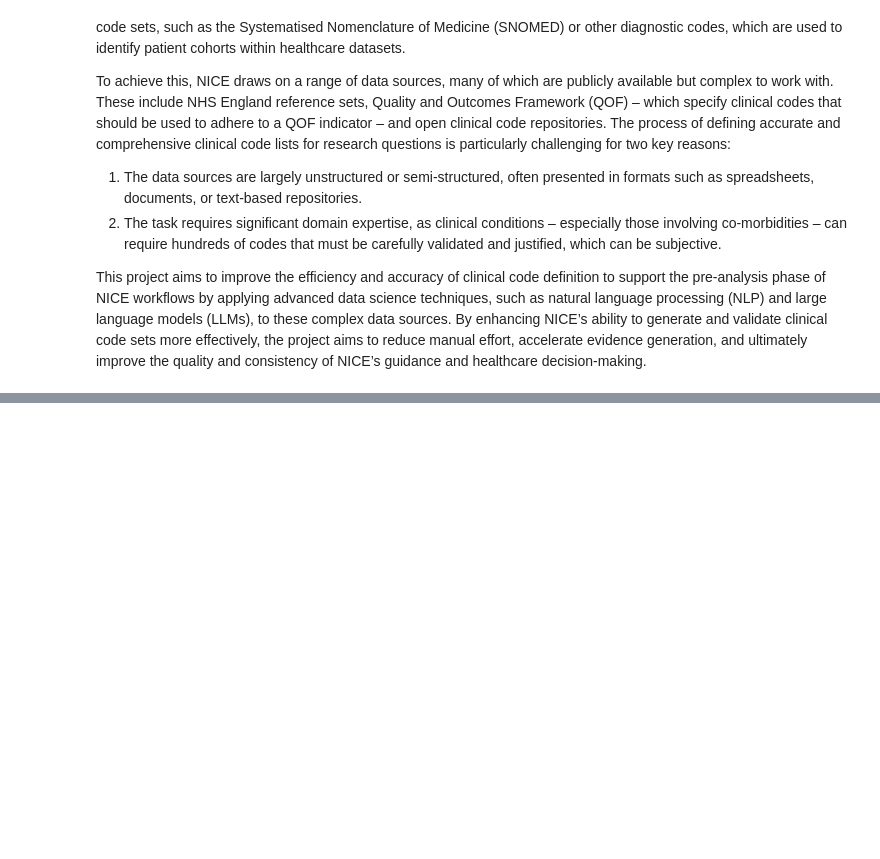
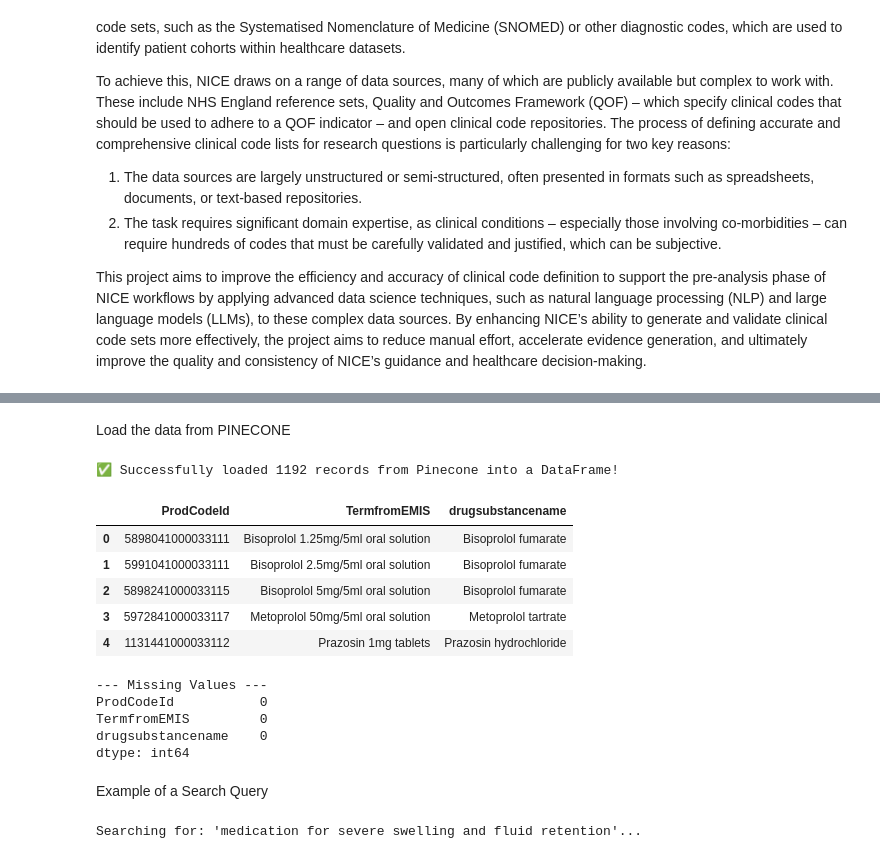
Before and after one commit to pgmanuel/CAM_C04_NICE_Project, a Jupyter notebook: Intro_CAM_NICE_PROJECT.ipynb, the cells around one changed output, grey strips where cells are left out. Saved outputs shown, nothing was run; the diff lists cells and outputs as text; code cells hidden in the pictures; blank space fills up the shorter version.

```diff
--- a/Intro_CAM_NICE_PROJECT.ipynb
+++ b/Intro_CAM_NICE_PROJECT.ipynb
@@ -38,0 +60,4 @@ This project aims to improve the efficiency and accuracy of clinical code defini
+# %%
+# Initialize the Pinecone client
+pc = Pinecone(api_key="pcsk_4ZbMjE_QZHYm2hAMpnoEhvAPFfgFH5Gp61SbC1hPx7JZwZEU9K8a9xzCCEmjEzaKWkW7HV")
+index = pc.Index("nice")
@@ -38,0 +175,2 @@ This project aims to improve the efficiency and accuracy of clinical code defini
+# %% [markdown]
+Load the data from PINECONE
@@ -38,0 +181,63 @@ This project aims to improve the efficiency and accuracy of clinical code defini
+# %%
+# 2. Create a dummy vector to trigger the search
+# It must match the dimension size of the index (384)
+dummy_vector = [0.1] * 384
+
+print("Fetching data from Pinecone...")
+# %%
+# 3. Query the index
+# We use top_k=1000 to ensure we grab all your ~380 records
+response = index.query(
+    vector=dummy_vector,
+    top_k=2000,        # Increased to easily cover the 1,192 records in default
+    namespace="",      # "" targets the '__default__' namespace
+    include_metadata=True,
+    include_values=False # We usually leave the 384-number embeddings behind to save memory
+)
+# %%
+# 4. Parse the Pinecone response into a flat list
+extracted_data = []
+
+for match in response['matches']:
+    # Build a dictionary for each row
+    row_data = {
+        "ProdCodeId": match['id'],
+        "TermfromEMIS": match['metadata'].get('term', ''),
+        "drugsubstancename": match['metadata'].get('drug_substance', '')
+    }
+    extracted_data.append(row_data)
+# %%
+# 5. Convert to a Pandas DataFrame
+df_pinecone = pd.DataFrame(extracted_data)
+
+print(f"✅ Successfully loaded {len(df_pinecone)} records from Pinecone into a DataFrame!\n")
+
+# Display the first 5 rows to verify
+df_pinecone.head()
+# %% [output]
+✅ Successfully loaded 1192 records from Pinecone into a DataFrame!
+|  | ProdCodeId | TermfromEMIS | drugsubstancename |
+| 0 | 5898041000033111 | Bisoprolol 1.25mg/5ml oral solution | Bisoprolol fumarate |
+| 1 | 5991041000033111 | Bisoprolol 2.5mg/5ml oral solution | Bisoprolol fumarate |
+| 2 | 5898241000033115 | Bisoprolol 5mg/5ml oral solution | Bisoprolol fumarate |
+| 3 | 5972841000033117 | Metoprolol 50mg/5ml oral solution | Metoprolol tartrate |
+| 4 | 1131441000033112 | Prazosin 1mg tablets | Prazosin hydrochloride |
+# %%
+print("\n--- Missing Values ---")
+print(df_pinecone.isnull().sum())
+# %% [output]
+--- Missing Values ---
+ProdCodeId           0
+TermfromEMIS         0
+drugsubstancename    0
+dtype: int64
+# %% [markdown]
+Example of a Search Query
+# %%
+# 3. Define your natural language search query
+# Try changing this to things like "water pill", "beta blocker", or "medicine for fast heart rate"
+search_query = "medication for severe swelling and fluid retention"
+
+print(f"Searching for: '{search_query}'...\n")
+# %% [output]
+Searching for: 'medication for severe swelling and fluid retention'...
```
Also changed, not shown: parts of 51 cells of this notebook.
